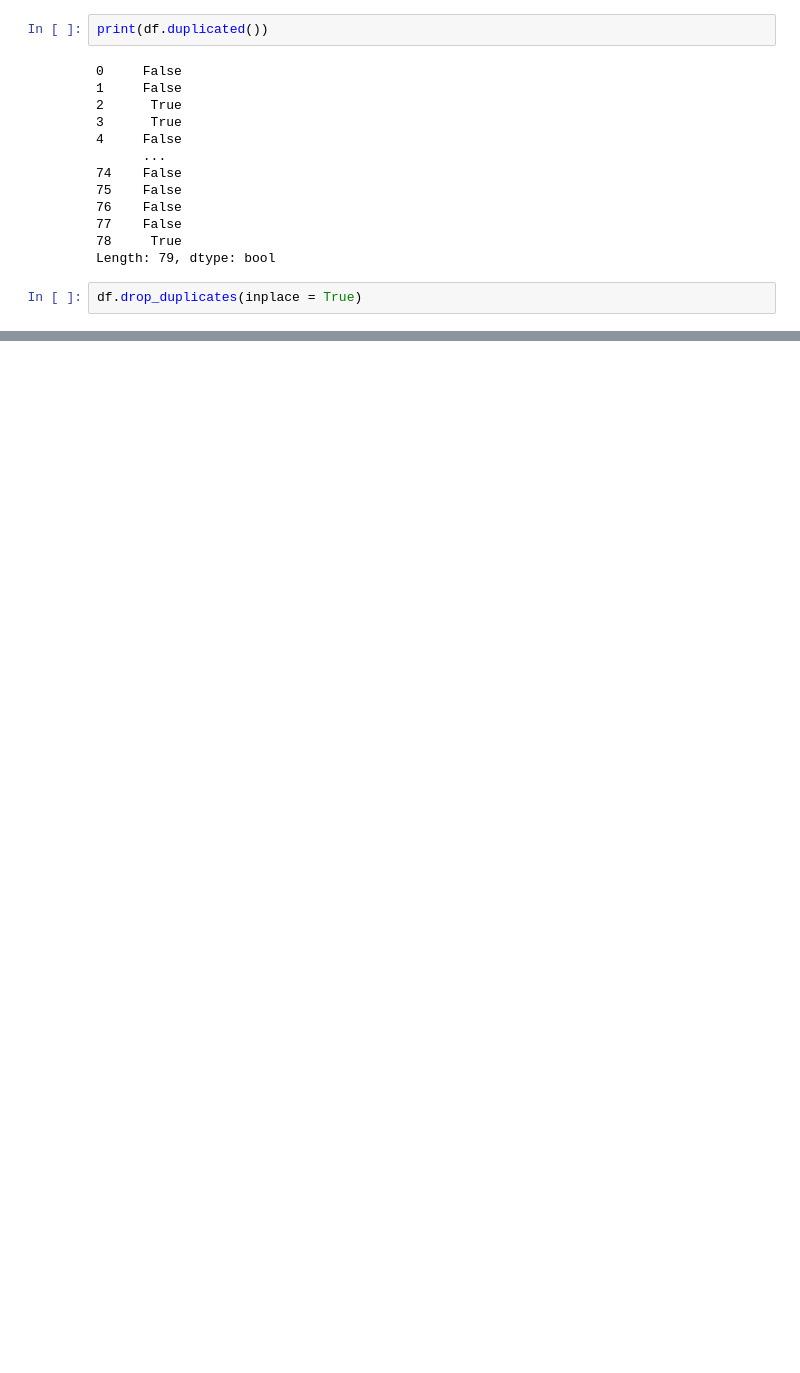
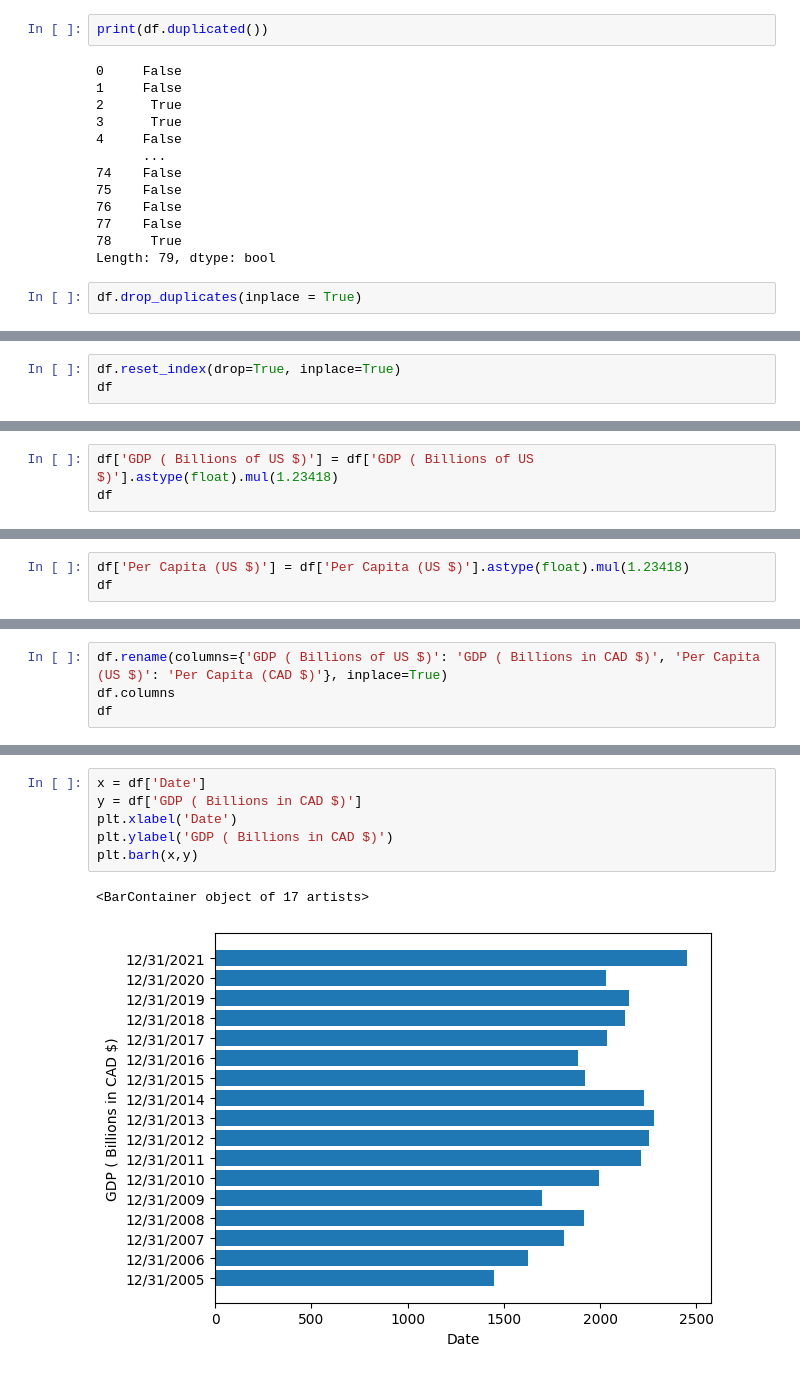
Before and after one commit to nishprojects/Capstone-RealEstateTrends, a Jupyter notebook: canada-gdp-gross-domestic-product1.ipynb, the cells around one changed output, grey strips where cells are left out. Drawn from its saved outputs; the diff is of its cells as text; blank space fills up the shorter version.

```diff
--- a/canada-gdp-gross-domestic-product1.ipynb
+++ b/canada-gdp-gross-domestic-product1.ipynb
@@ -107,0 +155,3 @@ print(df.head())
+# %%
+df.reset_index(drop=True, inplace=True)
+df
@@ -107,0 +177,3 @@ print(df.head())
+# %%
+df['GDP ( Billions of US $)'] = df['GDP ( Billions of US $)'].astype(float).mul(1.23418)
+df
@@ -107,0 +199,3 @@ print(df.head())
+# %%
+df['Per Capita (US $)'] = df['Per Capita (US $)'].astype(float).mul(1.23418)
+df
@@ -107,0 +221,4 @@ print(df.head())
+# %%
+df.rename(columns={'GDP ( Billions of US $)': 'GDP ( Billions in CAD $)', 'Per Capita (US $)': 'Per Capita (CAD $)'}, inplace=True)
+df.columns
+df
@@ -107,0 +244,9 @@ print(df.head())
+# %%
+x = df['Date']
+y = df['GDP ( Billions in CAD $)']
+plt.xlabel('Date')
+plt.ylabel('GDP ( Billions in CAD $)')
+plt.barh(x,y)
+# %% [output]
+<BarContainer object of 17 artists>
+[figure, added]
```
Also changed, not shown: parts of 11 cells of this notebook.
